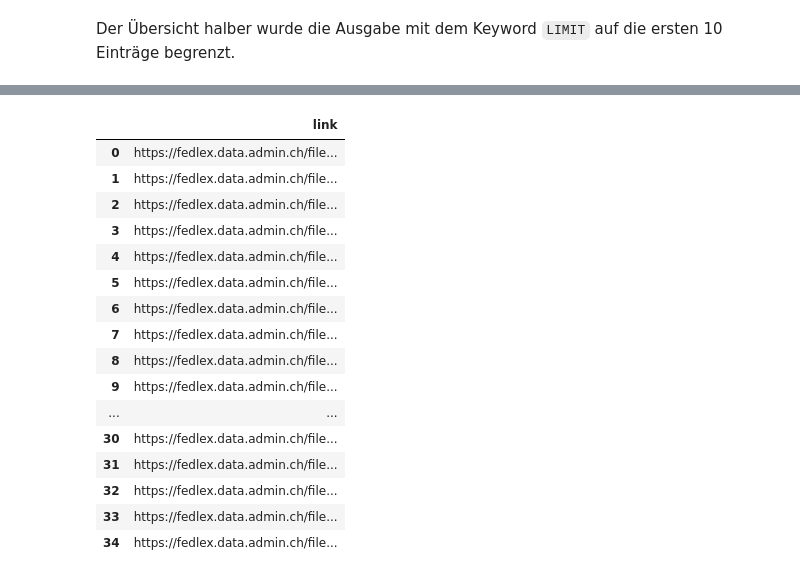
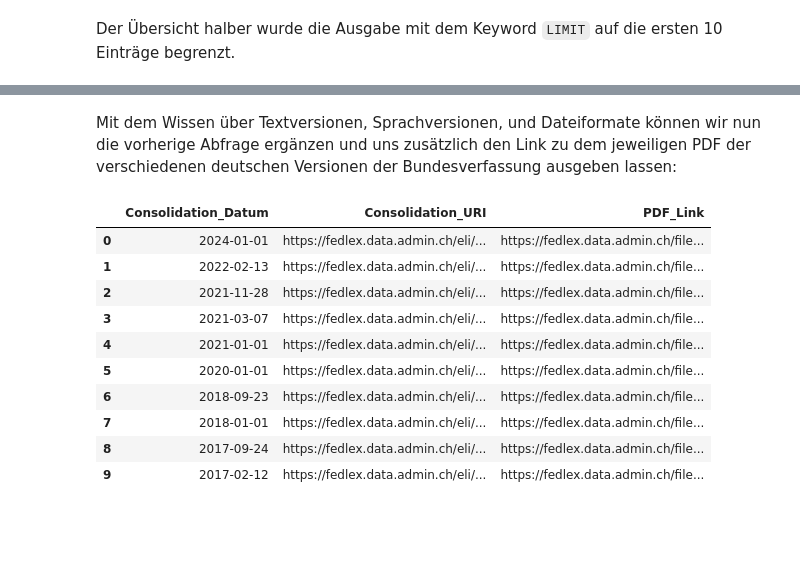
Before and after one commit to bequrios/fedlex, a Jupyter notebook: content/Tutorial_1.0.ipynb, the cells around one changed output, grey strips where cells are left out. Cells and saved outputs as stored; diff of their text form; code cells hidden in the pictures; blank space fills up the shorter version.

Commit message:
Added Consolidations and Manifestations

```diff
--- a/content/Tutorial_1.0.ipynb
+++ b/content/Tutorial_1.0.ipynb
@@ -309,40 +355,49 @@ Dementsprechend kann nun die folgende SPARQL Query für die PDF aller verschiede
+# %% [markdown]
+Mit dem Wissen über Textversionen, Sprachversionen, und Dateiformate können wir nun die vorherige Abfrage ergänzen und uns zusätzlich den Link zu dem jeweiligen PDF der verschiedenen deutschen Versionen der Bundesverfassung ausgeben lassen:
 # %%
 df = await query("""
 
-PREFIX skos: <http://www.w3.org/2004/02/skos/core#>
-PREFIX purl: <http://purl.org/dc/terms/>
+# Definition von Abkürzungen zur besseren Lesbarkeit
+PREFIX rdf: <http://www.w3.org/1999/02/22-rdf-syntax-ns#>
 PREFIX jolux: <http://data.legilux.public.lu/resource/ontology/jolux#>
 
-SELECT DISTINCT ?link WHERE {
+SELECT DISTINCT ?Consolidation_Datum ?Consolidation_URI ?PDF_Link WHERE {
 
-    <https://fedlex.data.admin.ch/eli/cc/1999/404> ^jolux:isMemberOf/jolux:isRealizedBy ?expression.
+    ?Consolidation_URI jolux:isMemberOf <https://fedlex.data.admin.ch/eli/cc/1999/404> ;
+                      jolux:dateApplicability ?Consolidation_Datum ;
+                      # Wähle alle Sprachversionen der verschiedenen Textversionen
+                      jolux:isRealizedBy ?Expression .
 
-    ?expression jolux:language <http://publications.europa.eu/resource/authority/language/DEU>;
-        jolux:isEmbodiedBy ?manifestation.
+    # Reduziere die Auswahl auf die Deutschen Sprachversionen
+    ?Expression jolux:language <http://publications.europa.eu/resource/authority/language/DEU> ;
+                # Wähle alle verfügbaren Dateiformate der Sprachversion
+                jolux:isEmbodiedBy ?Manifestation .
 
-    ?manifestation jolux:format <http://publications.europa.eu/resource/authority/file-type/PDF>;
-        jolux:isExemplifiedBy ?link
+    # Reduziere die Auswahl auf Einträge mit dem Datenformat PDF
+    ?Manifestation jolux:format <http://publications.europa.eu/resource/authority/file-type/PDF>;
+                   # Rufe den Download-Link zum entsprechenden Dokument ab
+                   jolux:isExemplifiedBy ?PDF_Link
 
 }
+
+# Wir ordnen die Ausgabe nach absteigendem Datum (neueste zuerst)
+ORDER BY DESC(?Consolidation_Datum)
+
+# Wir beschränken die Ausgabe auf die ersten 10 Einträge
+LIMIT 10
 
 """, "F")
 
 display_result(df)
 # %% [output]
-|  | link |
-| 0 | https://fedlex.data.admin.ch/file... |
-| 1 | https://fedlex.data.admin.ch/file... |
-| 2 | https://fedlex.data.admin.ch/file... |
-| 3 | https://fedlex.data.admin.ch/file... |
-| 4 | https://fedlex.data.admin.ch/file... |
-| 5 | https://fedlex.data.admin.ch/file... |
-| 6 | https://fedlex.data.admin.ch/file... |
-| 7 | https://fedlex.data.admin.ch/file... |
-| 8 | https://fedlex.data.admin.ch/file... |
-| 9 | https://fedlex.data.admin.ch/file... |
-| ... | ... |
-| 30 | https://fedlex.data.admin.ch/file... |
-| 31 | https://fedlex.data.admin.ch/file... |
-| 32 | https://fedlex.data.admin.ch/file... |
-| 33 | https://fedlex.data.admin.ch/file... |
-| 34 | https://fedlex.data.admin.ch/file... |
+|  | Consolidation_Datum | Consolidation_URI | PDF_Link |
+| 0 | 2024-01-01 | https://fedlex.data.admin.ch/eli/... | https://fedlex.data.admin.ch/file... |
+| 1 | 2022-02-13 | https://fedlex.data.admin.ch/eli/... | https://fedlex.data.admin.ch/file... |
+| 2 | 2021-11-28 | https://fedlex.data.admin.ch/eli/... | https://fedlex.data.admin.ch/file... |
+| 3 | 2021-03-07 | https://fedlex.data.admin.ch/eli/... | https://fedlex.data.admin.ch/file... |
+| 4 | 2021-01-01 | https://fedlex.data.admin.ch/eli/... | https://fedlex.data.admin.ch/file... |
+| 5 | 2020-01-01 | https://fedlex.data.admin.ch/eli/... | https://fedlex.data.admin.ch/file... |
+| 6 | 2018-09-23 | https://fedlex.data.admin.ch/eli/... | https://fedlex.data.admin.ch/file... |
+| 7 | 2018-01-01 | https://fedlex.data.admin.ch/eli/... | https://fedlex.data.admin.ch/file... |
+| 8 | 2017-09-24 | https://fedlex.data.admin.ch/eli/... | https://fedlex.data.admin.ch/file... |
+| 9 | 2017-02-12 | https://fedlex.data.admin.ch/eli/... | https://fedlex.data.admin.ch/file... |
```
Also changed, not shown: parts of 12 cells of this notebook, 5 other files.
